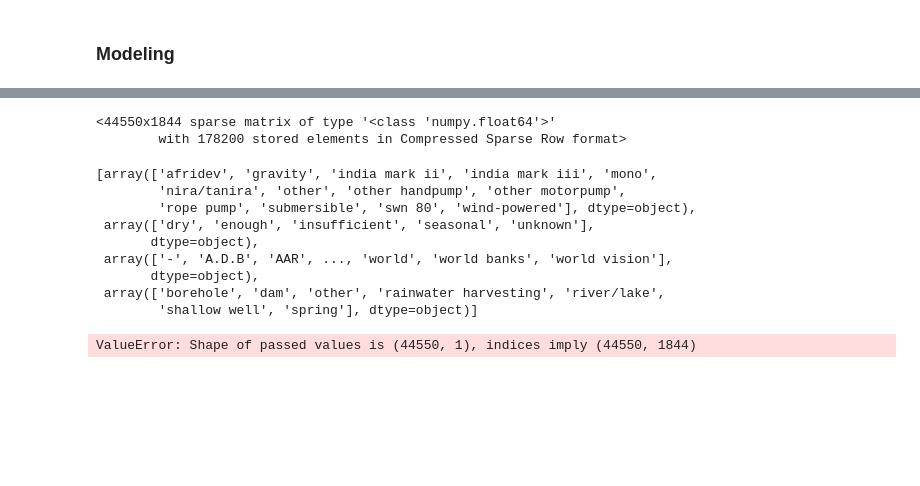
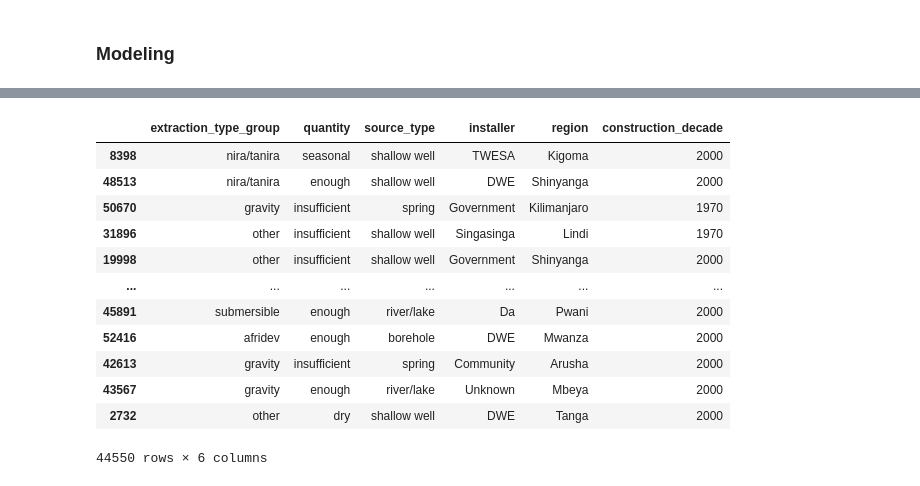
Before and after one commit to jaredlil/project-3-tanzanian-water-wells, a Jupyter notebook: project-3-tazmanian-water-wells.ipynb, the cells around one changed output, grey strips where cells are left out. Cells and saved outputs as stored; diff of their text form; code cells hidden in the pictures; blank space fills up the shorter version.

```diff
--- a/project-3-tazmanian-water-wells.ipynb
+++ b/project-3-tazmanian-water-wells.ipynb
@@ -523,7 +617,7 @@ replacement_dict = {
     'DWSP': ['DWSP', 'DW'],
     'Lawatefuka water sup': ['Lawatefuka water sup'],
     'Magadini-Makiwaru wa': ['Magadini-Makiwaru wa'],
-    'Unknown': ['0', 'Nan']
+    'Unknown': ['0', 'Nan', '-']
 }
 for corrected, original in replacement_dict.items():
     df['installer'].replace(to_replace=original, value=corrected, inplace=True)
@@ -659,30 +724,21 @@ X_
-# %%
-ohe.fit(X_train_categorical)
-transformed_data = ohe.transform(X_train_categorical)
-transformed_data
-# %% [output]
-<44550x1844 sparse matrix of type '<class 'numpy.float64'>'
-        with 178200 stored elements in Compressed Sparse Row format>
-# %%
-ohe.categories_
-# %% [output]
-[array(['afridev', 'gravity', 'india mark ii', 'india mark iii', 'mono',
-        'nira/tanira', 'other', 'other handpump', 'other motorpump',
-        'rope pump', 'submersible', 'swn 80', 'wind-powered'], dtype=object),
- array(['dry', 'enough', 'insufficient', 'seasonal', 'unknown'],
-       dtype=object),
- array(['-', 'A.D.B', 'AAR', ..., 'world', 'world banks', 'world vision'],
-       dtype=object),
- array(['borehole', 'dam', 'other', 'rainwater harvesting', 'river/lake',
-        'shallow well', 'spring'], dtype=object)]
-# %%
-ohe.fit(X_train_categorical)
-
-X_train_ohe = pd.DataFrame(
-    ohe.transform(X_train_categorical),
-    index=X_train_categorical.index,
-    columns=np.hstack(ohe.categories_)
-)
-X_train_ohe
-# %% [output]
-ValueError: Shape of passed values is (44550, 1), indices imply (44550, 1844)
+# %%
+#Subset with categories we will use as features
+features = ['extraction_type_group', 'quantity', 'source_type', 'installer', 'region', 'construction_decade']
+# %%
+X_train_features = X_train_fill_na[features]
+# %%
+X_train_features
+# %% [output]
+|  | extraction_type_group | quantity | source_type | installer | region | construction_decade |
+| 8398 | nira/tanira | seasonal | shallow well | TWESA | Kigoma | 2000 |
+| 48513 | nira/tanira | enough | shallow well | DWE | Shinyanga | 2000 |
+| 50670 | gravity | insufficient | spring | Government | Kilimanjaro | 1970 |
+| 31896 | other | insufficient | shallow well | Singasinga | Lindi | 1970 |
+| 19998 | other | insufficient | shallow well | Government | Shinyanga | 2000 |
+| ... | ... | ... | ... | ... | ... | ... |
+| 45891 | submersible | enough | river/lake | Da | Pwani | 2000 |
+| 52416 | afridev | enough | borehole | DWE | Mwanza | 2000 |
+| 42613 | gravity | insufficient | spring | Community | Arusha | 2000 |
+| 43567 | gravity | enough | river/lake | Unknown | Mbeya | 2000 |
+| 2732 | other | dry | shallow well | DWE | Tanga | 2000 |
+44550 rows × 6 columns
```
Also changed, not shown: parts of 34 cells of this notebook.
